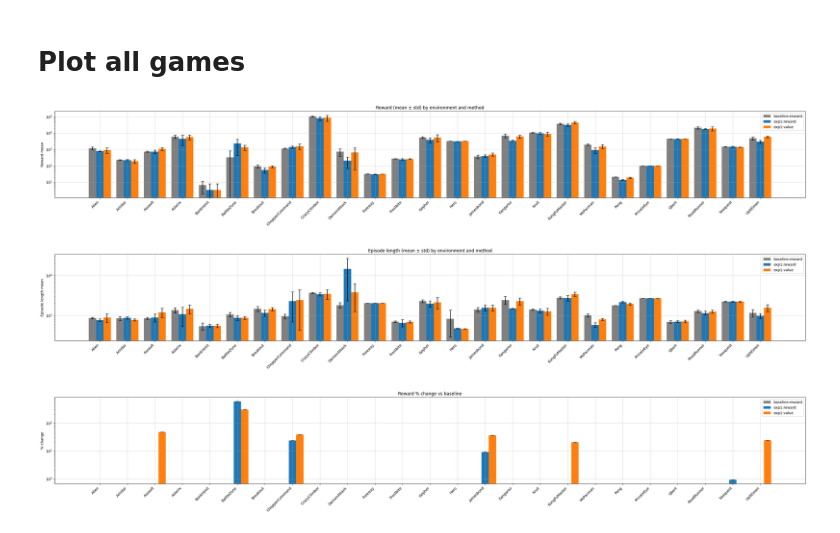
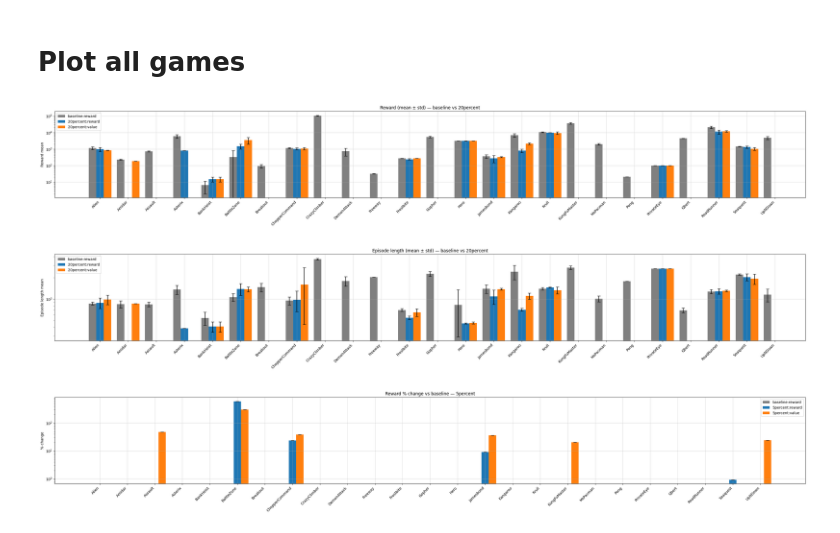
Before and after one commit to Lislaam/wm_inference_diffusion, a Jupyter notebook: ablation_plots.ipynb, the cells around one changed output. Saved outputs shown, nothing was run; the diff lists cells and outputs as text; code cells hidden in the pictures.

```diff
--- a/ablation_plots.ipynb
+++ b/ablation_plots.ipynb
@@ -11,15 +11,21 @@ from pathlib import Path
 # ---------
 csv1 = Path("/Users/Student/wm_inference_diffusion/src/planning_percentage_0_05_by_env_and_mode.csv")
 csv2 = Path("/Users/Student/wm_inference_diffusion/src/zero_roll_by_env_and_mode.csv")
+csv3 = Path("/Users/Student/wm_inference_diffusion/src/planning_percentage_0_10_by_env_and_mode.csv")
+csv4 = Path("/Users/Student/wm_inference_diffusion/src/planning_percentage_0_20_by_env_and_mode.csv")
 
 df1 = pd.read_csv(csv1)
 df2 = pd.read_csv(csv2)
+df3 = pd.read_csv(csv3)
+df4 = pd.read_csv(csv4)
 
-df1["experiment"] = "exp1"
+df1["experiment"] = "5percent"
 df2["experiment"] = "baseline"
+df3["experiment"] = "10percent"
+df4["experiment"] = "20percent"
 
 # Combine
-df = pd.concat([df1, df2], ignore_index=True)
+df = pd.concat([df1, df2, df3, df4], ignore_index=True)
 
 # Keep only what you said you care about
 keep_cols = [
@@ -29,13 +35,18 @@ keep_cols = [
 ]
 df = df[keep_cols].copy()
 # %%
+# ----------------------------
+# Experiment selector
+# ----------------------------
+EXP_ID = "20percent"   # <-- change this to "exp2", "exp3", etc.
+
 # ----------------------------
 # Colour scheme (semantic)
 # ----------------------------
 COLOR_MAP = {
     "baseline:reward": "grey",
-    "exp1:reward": "tab:blue",
-    "exp1:value": "tab:orange",
+    f"{EXP_ID}:reward": "tab:blue",
+    f"{EXP_ID}:value": "tab:orange",
 }
 
 # ----------------------------
@@ -48,7 +59,13 @@ def plot_grouped_bars(df, value_col, err_col, title, ylabel):
     df["series"] = df["experiment"] + ":" + df["mode"]
 
     envs = sorted(df["env_type"].unique())
-    all_series = ["baseline:reward", "exp1:reward", "exp1:value"]
+
+    # Series we *want* to show
+    all_series = [
+        "baseline:reward",
+        f"{EXP_ID}:reward",
+        f"{EXP_ID}:value",
+    ]
 
     # Keep only series present in the data
     present = set(df["series"].unique())
@@ -65,7 +82,11 @@ def plot_grouped_bars(df, value_col, err_col, title, ylabel):
             if row.empty:
                 continue
             y[i, j] = float(row[value_col].iloc[0])
-            e[i, j] = float(row[err_col].iloc[0]) if err_col in row and pd.notna(row[err_col].iloc[0]) else 0.0
+            e[i, j] = (
+                float(row[err_col].iloc[0])
+                if err_col in row and pd.notna(row[err_col].iloc[0])
+                else 0.0
+            )
 
     # Plot
     x = np.arange(len(envs))
@@ -86,35 +107,35 @@ def plot_grouped_bars(df, value_col, err_col, title, ylabel):
 
     plt.xticks(x, envs, rotation=45, ha="right")
     plt.title(title)
     plt.ylabel(ylabel)
     plt.legend()
     plt.grid(alpha=0.5)
     plt.yscale("log")
     plt.tight_layout()
     plt.show()
 
 # ----------------
 # Reward chart
 # ----------------
 plot_grouped_bars(
     df,
     value_col="reward_mean",
     err_col="reward_std",
-    title="Reward (mean ± std) by environment and method",
+    title=f"Reward (mean ± std) — baseline vs {EXP_ID}",
     ylabel="Reward mean",
 )
 
 # -------------------------
 # Episode length chart
 # -------------------------
 plot_grouped_bars(
     df,
     value_col="ep_length_mean",
     err_col="ep_length_std",
-    title="Episode length (mean ± std) by environment and method",
+    title=f"Episode length (mean ± std) — baseline vs {EXP_ID}",
     ylabel="Episode length mean",
 )
 # %% [output]
-[figure, old version]
+[figure, new version]
-[figure, old version]
+[figure, new version]
 # %%
```
Also changed, not shown: parts of 1 cell of this notebook, 10 other files.
